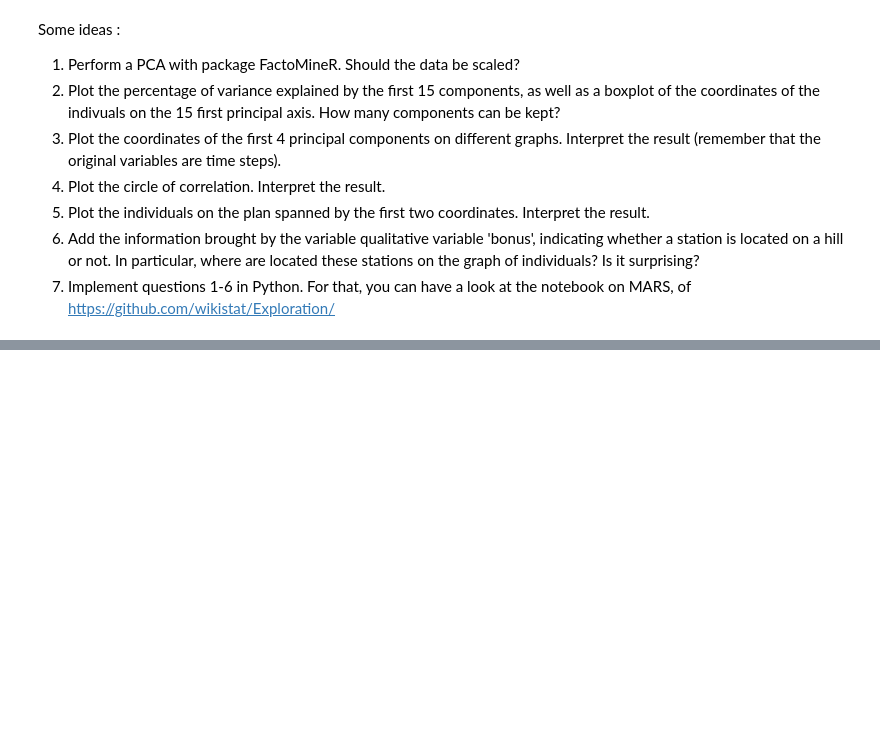
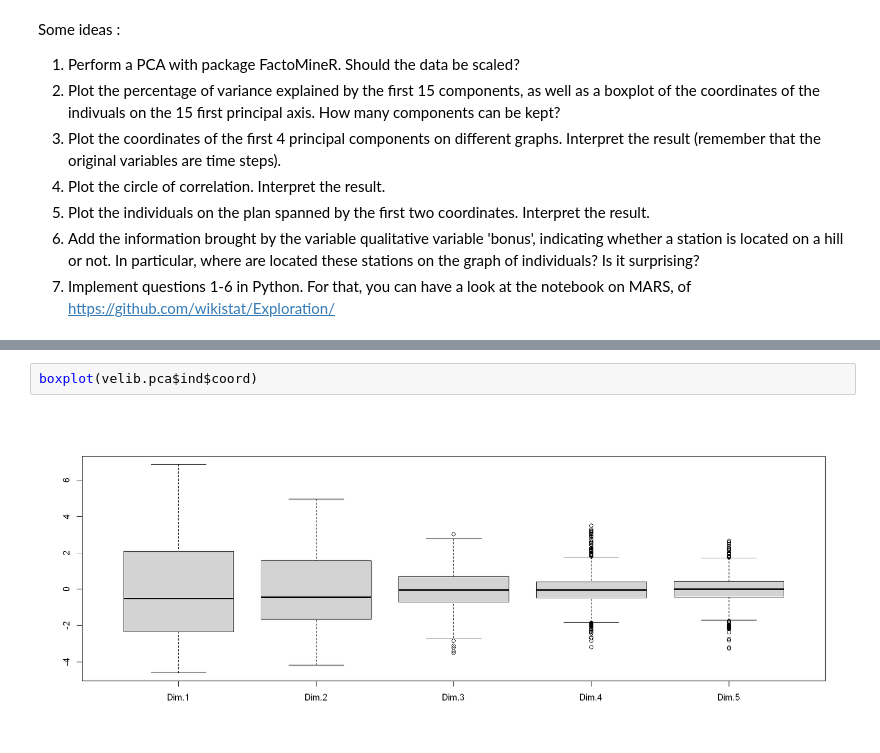
Before and after one commit to jayalabanda/projet-ADD, a Jupyter notebook: velib_Rnotebook_starter_PCA.ipynb, the cells around one changed output, grey strips where cells are left out. Drawn from its saved outputs; the diff is of its cells as text; blank space fills up the shorter version.

```diff
--- a/velib_Rnotebook_starter_PCA.ipynb
+++ b/velib_Rnotebook_starter_PCA.ipynb
@@ -115,0 +101,4 @@ The downloaded binary packages are in
+# %%
+boxplot(velib.pca$ind$coord)
+# %% [output]
+[figure, added]
```
Also changed, not shown: parts of 9 cells of this notebook.
